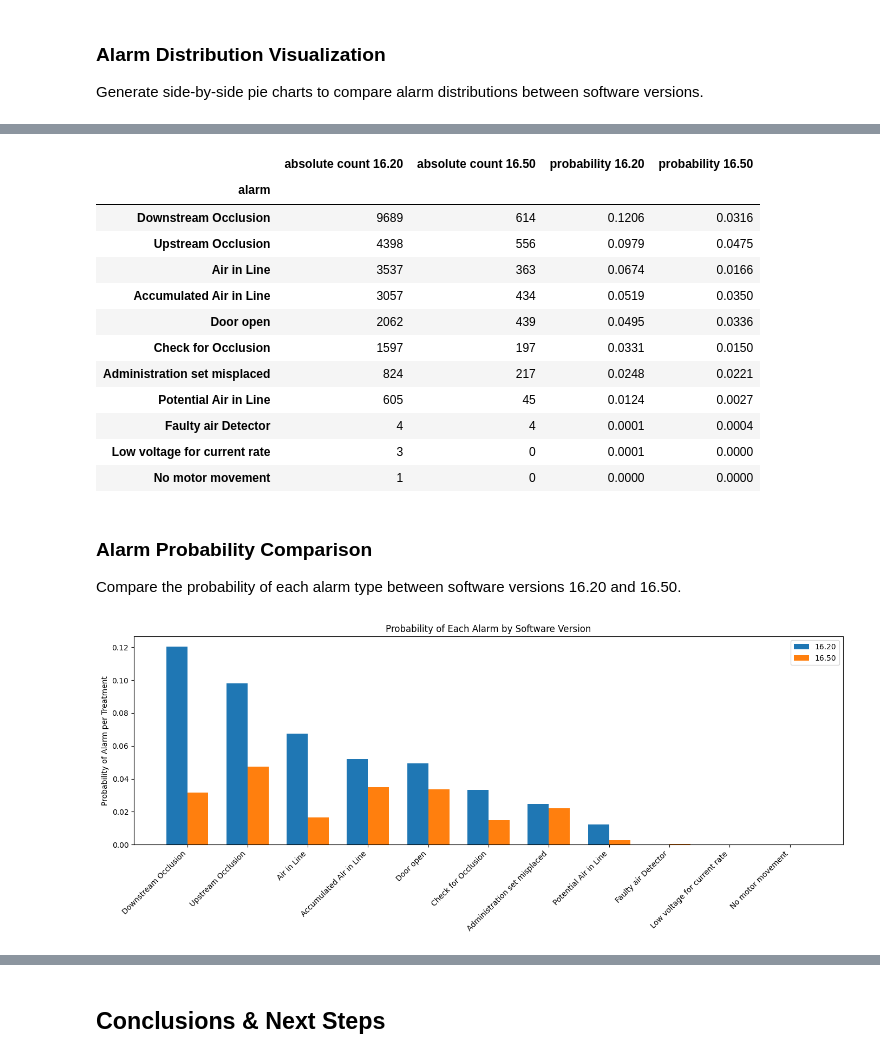
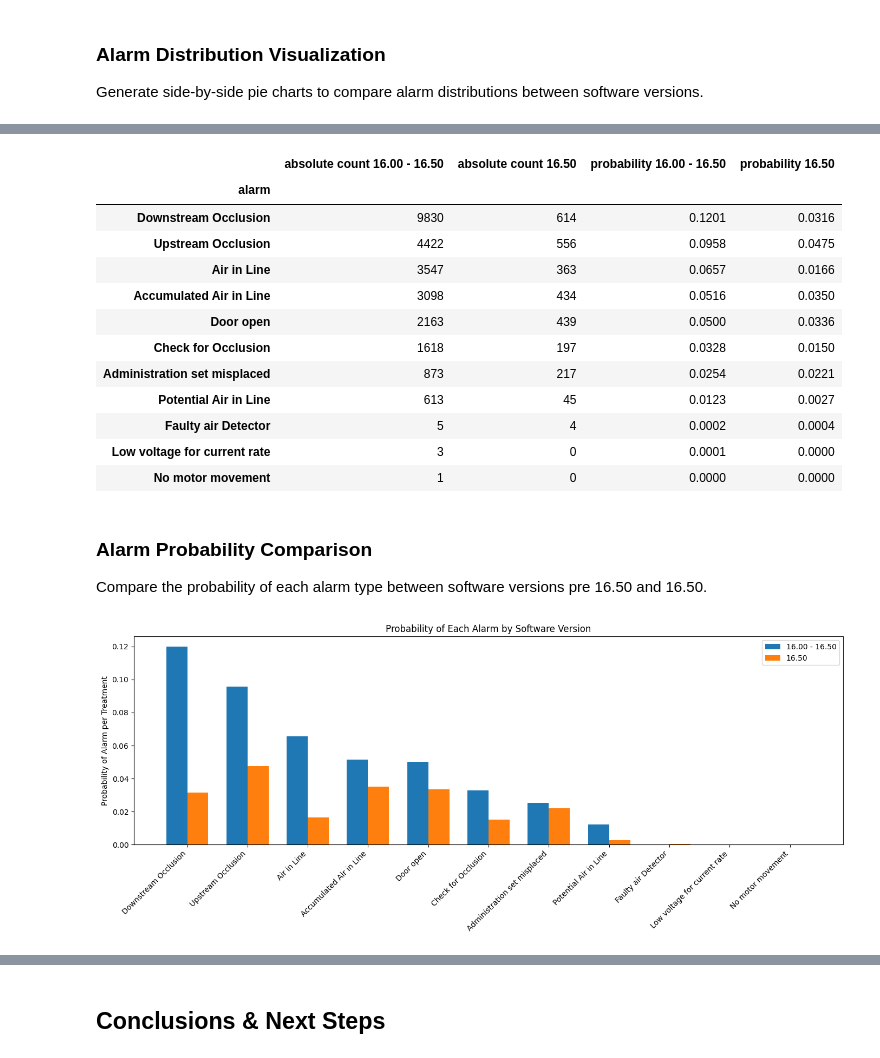
Before and after one commit to aviad-git/DataNotebooks, a Jupyter notebook: alarms_16.50_vs_prior_versions/alarms_16.50_vs_prior_versions.ipynb, the cells around one changed output, grey strips where cells are left out. Drawn from its saved outputs; the diff is of its cells as text; code cells hidden in the pictures.

```diff
--- a/alarms_16.50_vs_prior_versions/alarms_16.50_vs_prior_versions.ipynb
+++ b/alarms_16.50_vs_prior_versions/alarms_16.50_vs_prior_versions.ipynb
@@ -250,7 +250,7 @@ palette = sns.color_palette(n_colors=len(all_alarm_codes))
 color_map = {alarm: palette[i % len(palette)] for i, alarm in enumerate(all_alarm_codes)}
 
 fig, axes = plt.subplots(1, 2, figsize=(16, 8))
-for i, version in enumerate(['16.20', '16.50']):
+for i, version in enumerate(['16.00 - 16.50', '16.50']):
     version_alarms = alarms_df[alarms_df['version'] == version].drop('version', axis=1)
     alarm_counts = version_alarms.sum().reindex(all_alarm_codes, fill_value=0)
     n_treatments = version_alarms.shape[0]
@@ -265,7 +265,7 @@ for i, version in enumerate(['16.20', '16.50']):
         })
     labels = [f"{code_lookup_table.get(alarm, alarm)}\n{count} ({count / alarm_counts.sum() * 100:.1f}%)" for alarm, count in zip(alarm_counts.index, alarm_counts.values)]
     axes[i].pie(alarm_counts, labels=labels, autopct=None, startangle=90, colors=[color_map[alarm] for alarm in alarm_counts.index])
-    axes[i].set_title(f"Alarm Distribution for SW Version {version}")
+    axes[i].set_title(f"Alarm Distribution for SW Version/s {version}")
 plt.tight_layout()
 plt.show()
 # %% [output]
@@ -279,38 +279,6 @@ alarms_df.head()
 | 6 | 0 | 0 | 0 | 0 | 0 | 0 | 0 | 0 | 0 | 0 | ... |
 | 7 | 0 | 0 | 0 | 0 | 0 | 0 | 0 | 0 | 0 | 0 | ... |
 | 8 | 0 | 0 | 0 | 0 | 0 | 0 | 0 | 0 | 0 | 0 | ... |
-# %%
-    version_alarms = alarms_df[alarms_df['version'] == version].drop('version', axis=1)
-    alarm_counts = version_alarms.sum().reindex(all_alarm_codes, fill_value=0)
-    n_treatments = version_alarms.shape[0]
-    alarm_probs = (version_alarms > 0).sum(axis=0) / n_treatments
-    # Store results for DataFrame
-    for alarm in alarm_counts.index:
-        results.append({
-            'alarm_code': alarm,
-            'version': version,
-            'absolute_count': alarm_counts[alarm],
-            'probability': alarm_probs.get(alarm, 0)
-        })
-    labels = [f"{code_lookup_table.get(alarm, alarm)}\n{count} ({count / alarm_counts.sum() * 100:.1f}%)" for alarm, count in zip(alarm_counts.index, alarm_counts.values)]
-    axes[i].pie(alarm_counts, labels=labels, autopct=None, startangle=90, colors=[color_map[alarm] for alarm in alarm_counts.index])
-    axes[i].set_title(f"Alarm Distribution for SW Version {version}")
-
-
-prob_df = prob_df.sort_values(by=['16.20', '16.50'], ascending=False)
-
-fig, ax = plt.subplots(figsize=(14, 6))
-width = 0.35
-x = np.arange(len(prob_df.index))
-ax.bar(x - width/2, prob_df['16.20'], width, label='16.20', color='tab:blue')
-ax.bar(x + width/2, prob_df['16.50'], width, label='16.50', color='tab:orange')
-ax.set_xticks(x)
-ax.set_xticklabels([code_lookup_table[x] for x in prob_df.index], rotation=45, ha='right')
-ax.set_ylabel('Probability of Alarm per Treatment')
-ax.set_title('Probability of Each Alarm by Software Version')
-ax.legend()
-plt.tight_layout()
-plt.show()
 # %%
 # Create DataFrame from results and unstack by version
 results_df = pd.DataFrame(results)
@@ -318,65 +286,65 @@ results_unstacked = results_df.pivot(index='alarm_code', columns='version', valu
 results_unstacked.index = results_unstacked.index.map(code_lookup_table)  # Map alarm codes to names
 results_unstacked.index.name = 'alarm'
 results_unstacked.columns = [' '.join((col[0].replace('_', ' '), col[1])).strip() for col in results_unstacked.columns.values]
-results_unstacked['absolute count 16.20'] = results_unstacked['absolute count 16.20'].astype(int)
+results_unstacked['absolute count 16.00 - 16.50'] = results_unstacked['absolute count 16.00 - 16.50'].astype(int)
 results_unstacked['absolute count 16.50'] = results_unstacked['absolute count 16.50'].astype(int)
-for col in ['probability 16.20', 'probability 16.50']:
+for col in ['probability 16.00 - 16.50', 'probability 16.50']:
     results_unstacked[col] = results_unstacked[col].apply(lambda x: f"{x:.4f}")
-results_unstacked = results_unstacked.sort_values('absolute count 16.20', ascending=False)
+results_unstacked = results_unstacked.sort_values('absolute count 16.00 - 16.50', ascending=False)
 display(results_unstacked)
 # %% [output]
-|  | absolute count 16.20 | absolute count 16.50 | probability 16.20 | probability 16.50 |
+|  | absolute count 16.00 - 16.50 | absolute count 16.50 | probability 16.00 - 16.50 | probability 16.50 |
 | alarm |  |  |  |  |
-| Downstream Occlusion | 9689 | 614 | 0.1206 | 0.0316 |
-| Upstream Occlusion | 4398 | 556 | 0.0979 | 0.0475 |
-| Air in Line | 3537 | 363 | 0.0674 | 0.0166 |
-| Accumulated Air in Line | 3057 | 434 | 0.0519 | 0.0350 |
-| Door open | 2062 | 439 | 0.0495 | 0.0336 |
-| Check for Occlusion | 1597 | 197 | 0.0331 | 0.0150 |
-| Administration set misplaced | 824 | 217 | 0.0248 | 0.0221 |
-| Potential Air in Line | 605 | 45 | 0.0124 | 0.0027 |
-| Faulty air Detector | 4 | 4 | 0.0001 | 0.0004 |
+| Downstream Occlusion | 9830 | 614 | 0.1201 | 0.0316 |
+| Upstream Occlusion | 4422 | 556 | 0.0958 | 0.0475 |
+| Air in Line | 3547 | 363 | 0.0657 | 0.0166 |
+| Accumulated Air in Line | 3098 | 434 | 0.0516 | 0.0350 |
+| Door open | 2163 | 439 | 0.0500 | 0.0336 |
+| Check for Occlusion | 1618 | 197 | 0.0328 | 0.0150 |
+| Administration set misplaced | 873 | 217 | 0.0254 | 0.0221 |
+| Potential Air in Line | 613 | 45 | 0.0123 | 0.0027 |
+| Faulty air Detector | 5 | 4 | 0.0002 | 0.0004 |
 | Low voltage for current rate | 3 | 0 | 0.0001 | 0.0000 |
 | No motor movement | 1 | 0 | 0.0000 | 0.0000 |
 # %% [markdown]
 ### Alarm Probability Comparison
-Compare the probability of each alarm type between software versions 16.20 and 16.50.
+Compare the probability of each alarm type between software versions pre 16.50 and 16.50.
 # %%
 # Calculate alarm probabilities for each version
 alarm_probs = []
-for version in ['16.20', '16.50']:
+for version in ['16.00 - 16.50', '16.50']:
     version_alarms = alarms_df[alarms_df['version'] == version].drop('version', axis=1)
     n_treatments = version_alarms.shape[0]
     # For each alarm, count number of treatments where it appears at least once
     alarm_treatment_counts = (version_alarms > 0).sum(axis=0)
     alarm_prob = alarm_treatment_counts / n_treatments
     alarm_probs.append(alarm_prob.rename(version))
 alarm_probs_df = pd.DataFrame(alarm_probs).T
 alarm_probs_df = alarm_probs_df.sort_index()
 # Bar plot: probability of each alarm by version
 # Probability = number of treatments with that alarm / total treatments for that version
 prob_df = pd.DataFrame(index=alarms_df.columns.drop('version'))
-for version in ['16.20', '16.50']:
+for version in ['16.00 - 16.50', '16.50']:
     version_alarms = alarms_df[alarms_df['version'] == version].drop('version', axis=1)
     # A treatment is counted as having an alarm if it appears at least once
     prob_df[version] = (version_alarms > 0).sum(axis=0) / version_alarms.shape[0]
 
-prob_df = prob_df.sort_values(by=['16.20', '16.50'], ascending=False)
+prob_df = prob_df.sort_values(by=['16.00 - 16.50', '16.50'], ascending=False)
 
 fig, ax = plt.subplots(figsize=(14, 6))
 width = 0.35
 x = np.arange(len(prob_df.index))
-ax.bar(x - width/2, prob_df['16.20'], width, label='16.20', color='tab:blue')
+ax.bar(x - width/2, prob_df['16.00 - 16.50'], width, label='16.00 - 16.50', color='tab:blue')
 ax.bar(x + width/2, prob_df['16.50'], width, label='16.50', color='tab:orange')
 ax.set_xticks(x)
 ax.set_xticklabels([code_lookup_table[x] for x in prob_df.index], rotation=45, ha='right')
 ax.set_ylabel('Probability of Alarm per Treatment')
 ax.set_title('Probability of Each Alarm by Software Version')
 ax.legend()
 plt.tight_layout()
 plt.show()
 # %% [output]
-[figure, old version]
+[figure, new version]
 # %%
 display_alarms = alarm_probs_df.copy()
 display_alarms.index = [code_lookup_table[x] for x in alarm_probs_df.index]
```
Also changed, not shown: parts of 8 cells of this notebook.
